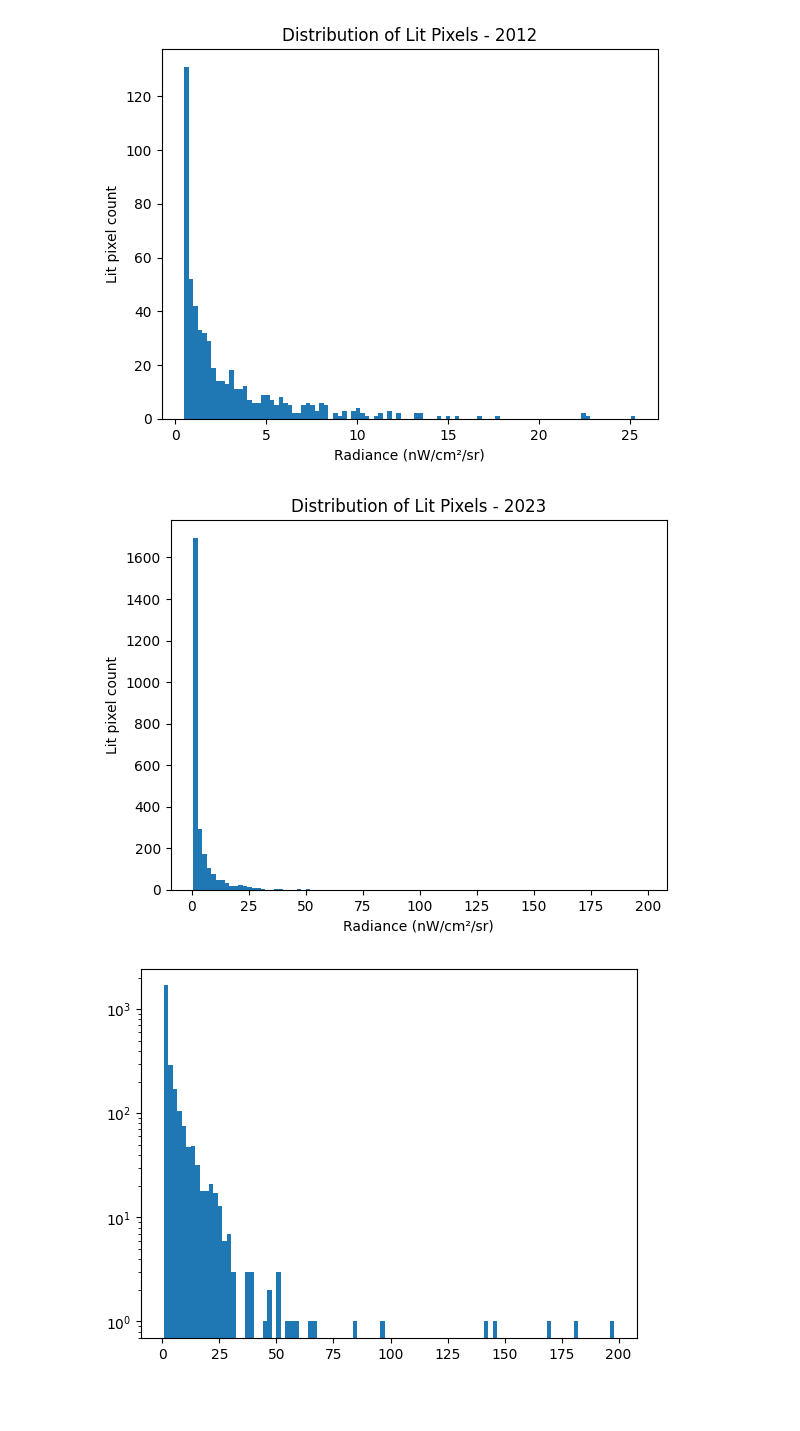
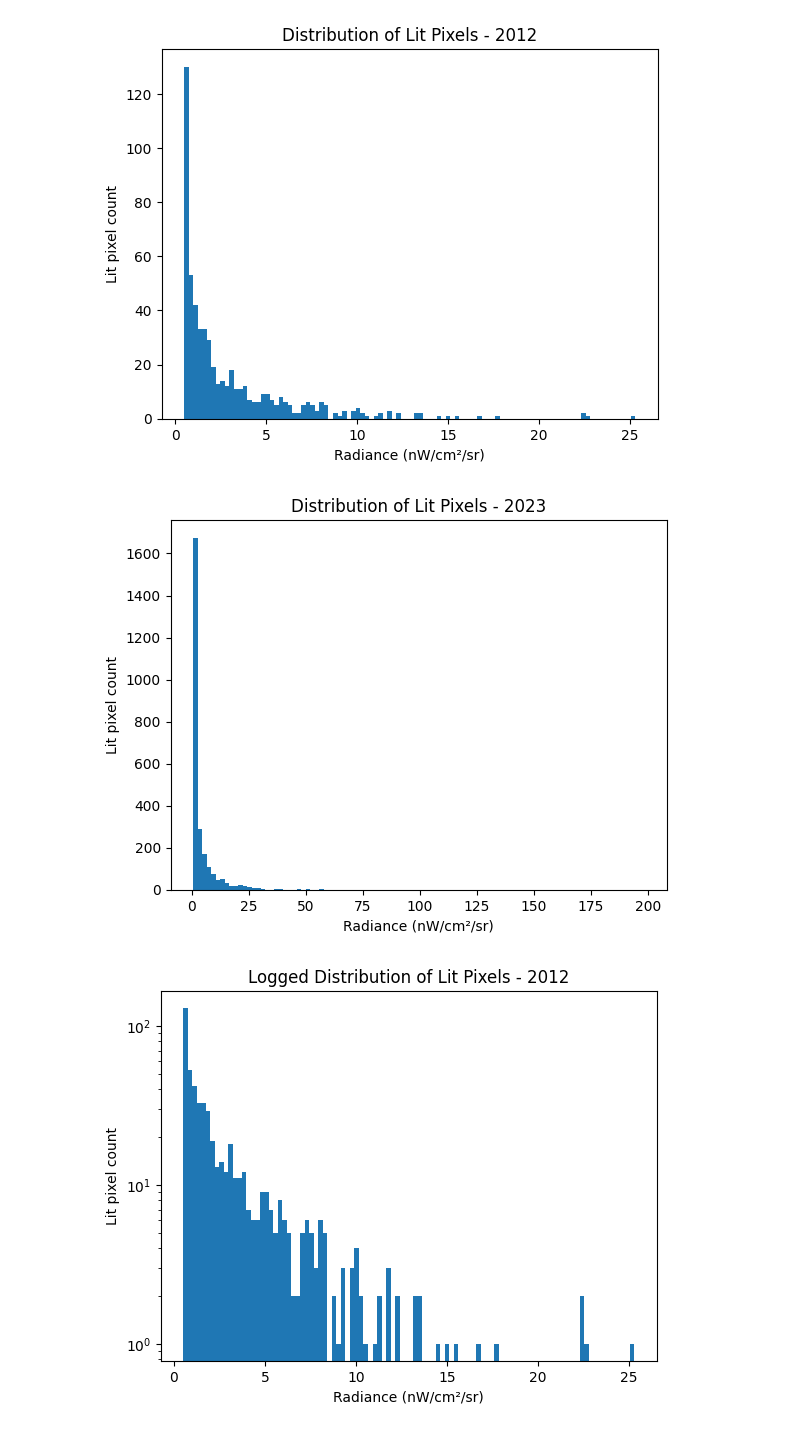
Before and after one commit to SamMcG1997/NTL_Somaliland, a Jupyter notebook: notebooks/2_Exploratory_Analysis.ipynb, the cells around one changed output. Drawn from its saved outputs; the diff is of its cells as text; code cells hidden in the pictures; blank space fills up the shorter version.

```diff
--- a/notebooks/2_Exploratory_Analysis.ipynb
+++ b/notebooks/2_Exploratory_Analysis.ipynb
@@ -307,11 +294,11 @@ plot_NASA_NTL(SL_num, somaliland_shp, date = "2012-06-01",
 # %% [output]
 [figure]
 # %%
-values2012 = SL_expanded["NearNadir_Composite_Snow_Free"].sel(time="2012-01-01").values.flatten()
+values2012 = SL_berbera["NearNadir_Composite_Snow_Free"].sel(time="2012-01-01").values.flatten()
 values2012 = values2012[~np.isnan(values2012)]
 values2012 = values2012[values2012 > 0]
 
-values2023 = SL_expanded["NearNadir_Composite_Snow_Free"].sel(time="2023-01-01").values.flatten()
+values2023 = SL_berbera["NearNadir_Composite_Snow_Free"].sel(time="2023-01-01").values.flatten()
 values2023 = values2023[~np.isnan(values2023)]
 values2023 = values2023[values2023 > 0]
 # %%
@@ -329,9 +316,12 @@ plt.ylabel("Lit pixel count")
 plt.title("Distribution of Lit Pixels - 2023")
 plt.show()
 # %% [output]
-[figure, old version]
+[figure, new version]
 # %%
-plt.hist(values2023, bins=100, log=True)
+plt.hist(values2012, bins=100, log=True)
+plt.xlabel("Radiance (nW/cm²/sr)")
+plt.ylabel("Lit pixel count")
+plt.title("Logged Distribution of Lit Pixels - 2012")
 plt.show()
 # %% [output]
-[figure, old version]
+[figure, new version]
```
Also changed, not shown: parts of 17 cells of this notebook, 7 other files.
